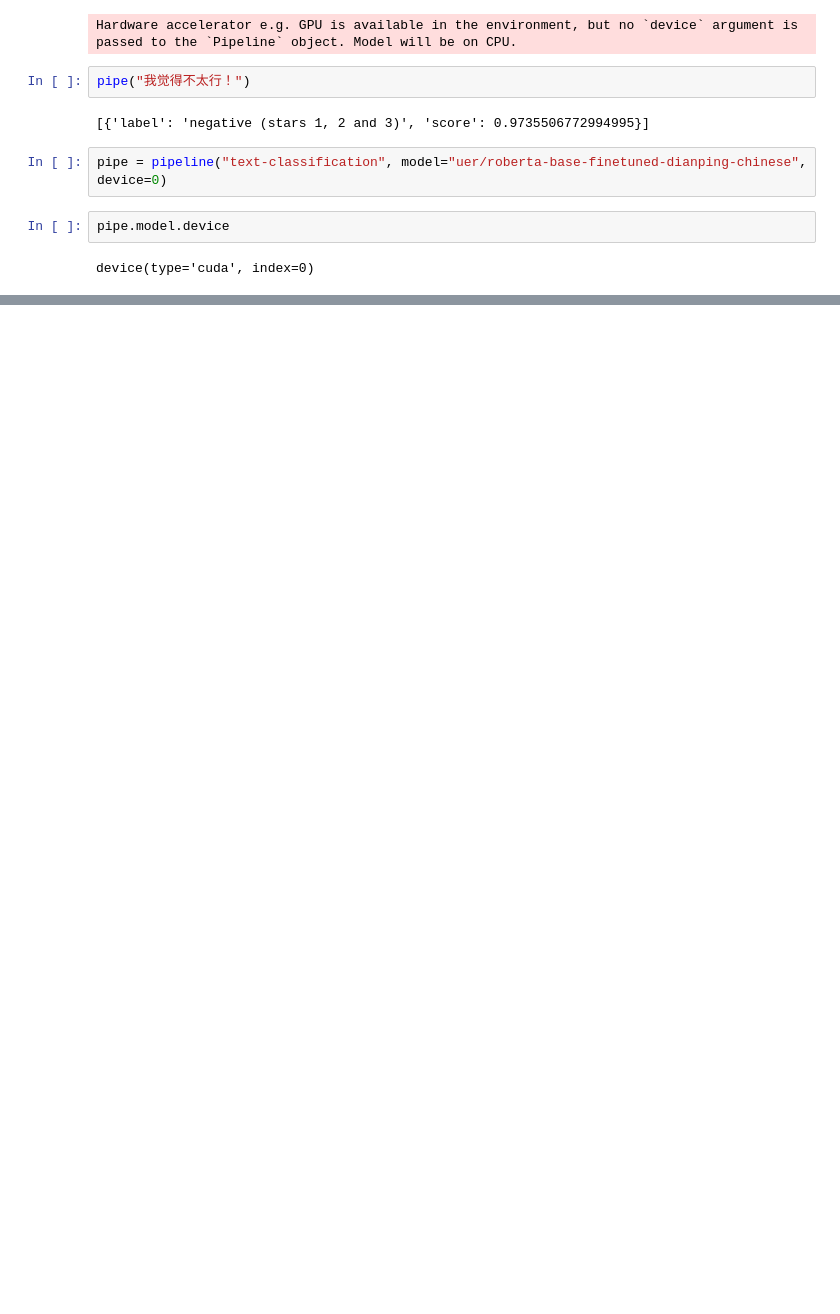
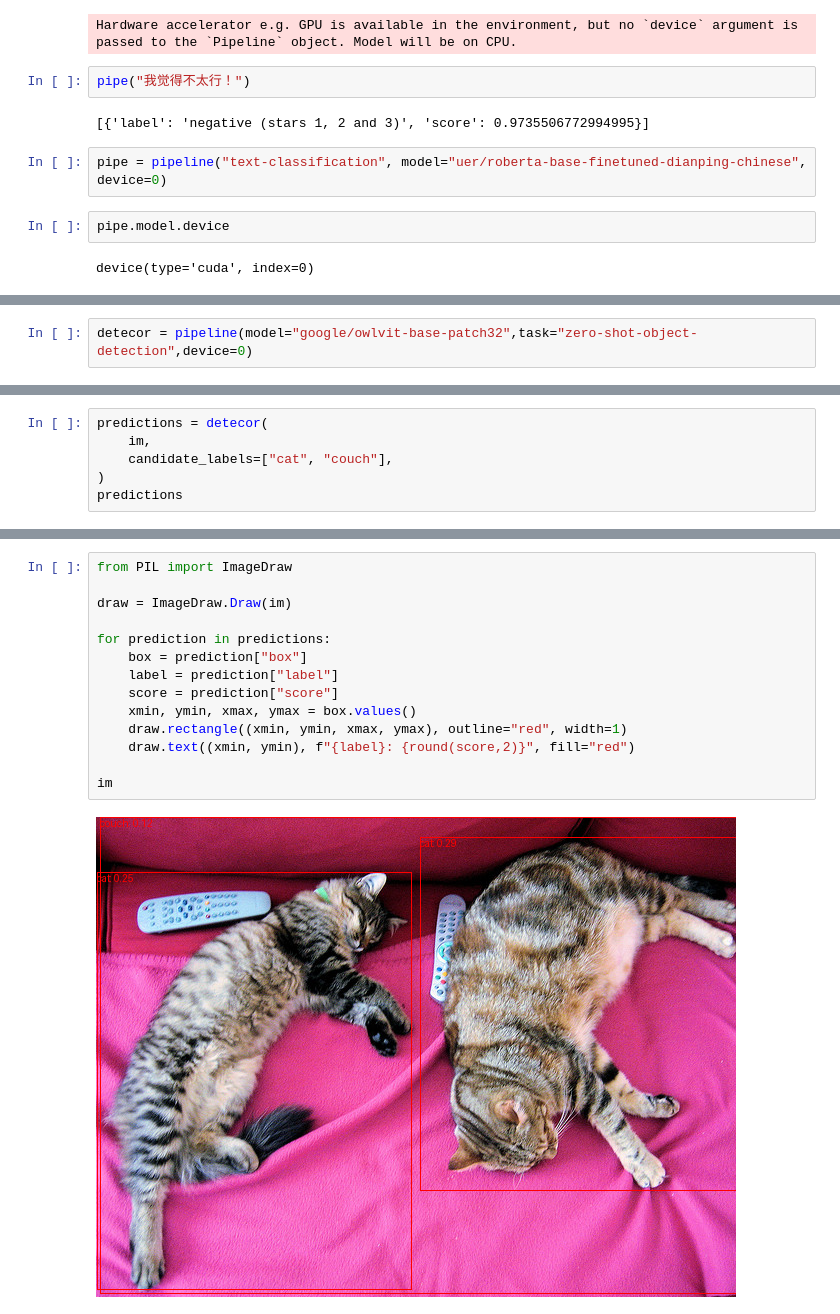
Before and after one commit to Bettergo567/Transformers, a Jupyter notebook: 01-GetStart/02-pipline/pipline.ipynb, the cells around one changed output, grey strips where cells are left out. Saved outputs shown, nothing was run; the diff lists cells and outputs as text; blank space fills up the shorter version.

```diff
--- a/01-GetStart/02-pipline/pipline.ipynb
+++ b/01-GetStart/02-pipline/pipline.ipynb
@@ -69,0 +89,2 @@ print(sum(times) / 100)
+# %%
+detecor = pipeline(model="google/owlvit-base-patch32",task="zero-shot-object-detection",device=0)
@@ -69,0 +127,6 @@ print(sum(times) / 100)
+# %%
+predictions = detecor(
+    im,
+    candidate_labels=["cat", "couch"],
+)
+predictions
@@ -69,0 +143,16 @@ print(sum(times) / 100)
+# %%
+from PIL import ImageDraw
+
+draw = ImageDraw.Draw(im)
+
+for prediction in predictions:
+    box = prediction["box"]
+    label = prediction["label"]
+    score = prediction["score"]
+    xmin, ymin, xmax, ymax = box.values()
+    draw.rectangle((xmin, ymin, xmax, ymax), outline="red", width=1)
+    draw.text((xmin, ymin), f"{label}: {round(score,2)}", fill="red")
+
+im
+# %% [output]
+[figure, added]
```
Also changed, not shown: parts of 10 cells of this notebook.
